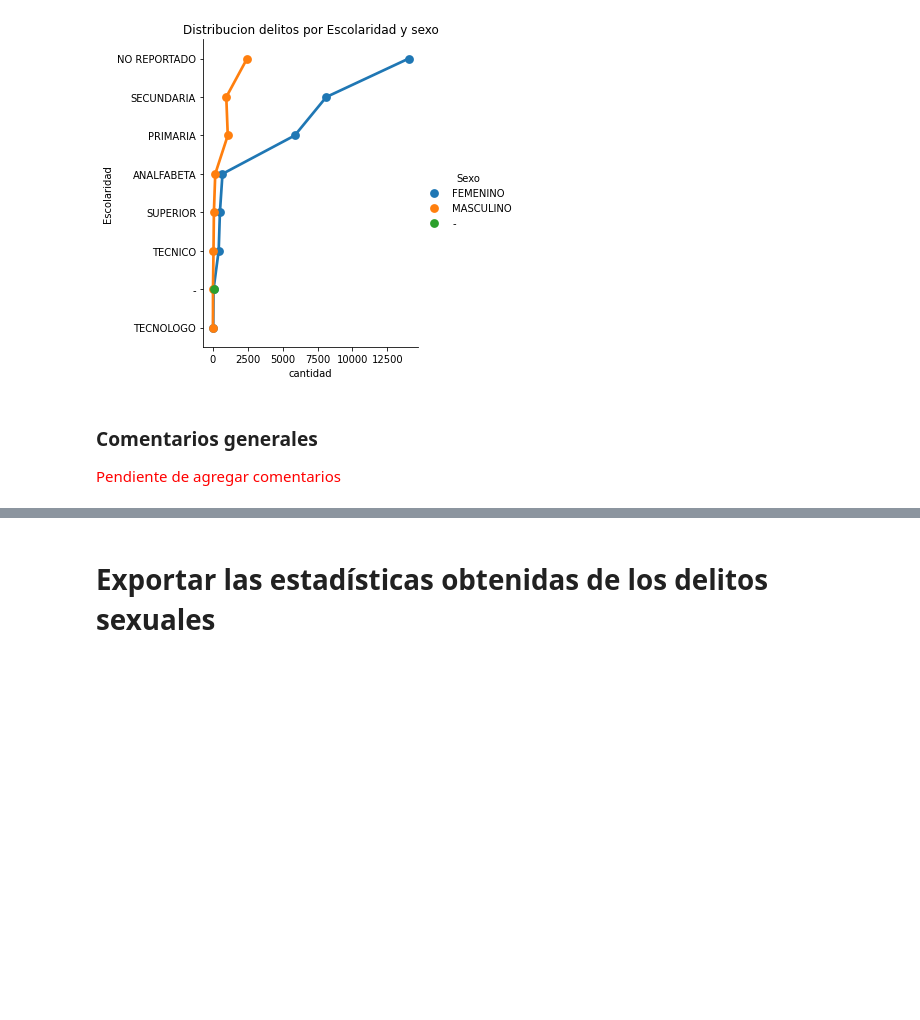
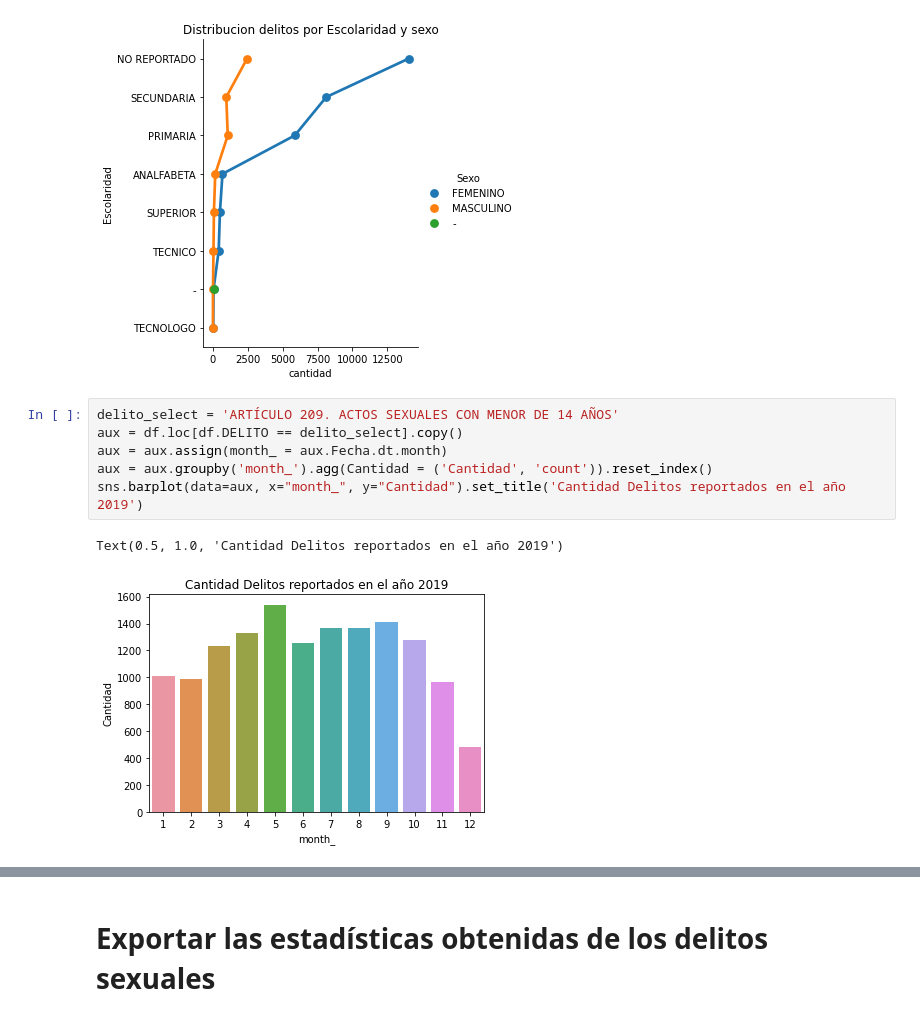
Before and after one commit to jesuarezt/gestion_del_dato, a Jupyter notebook: taller_delitos_sexuales_1/gdd_taller_delitos_sexuales.ipynb, the cells around one changed output, grey strips where cells are left out. Saved outputs shown, nothing was run; the diff lists cells and outputs as text; blank space fills up the shorter version.

Commit message:
taller delitos sexuales 1

```diff
--- a/taller_delitos_sexuales_1/gdd_taller_delitos_sexuales.ipynb
+++ b/taller_delitos_sexuales_1/gdd_taller_delitos_sexuales.ipynb
@@ -117,6 +187,12 @@ factor_plot(y_= 'Escolaridad', x_='Cantidad', hue_='Sexo',
             title_ ='Distribucion delitos por Escolaridad y sexo' )
 # %% [output]
 [figure]
-# %% [markdown]
-### Comentarios generales
-<font color='red'> Pendiente de agregar comentarios</font>
+# %%
+delito_select = 'ARTÍCULO 209. ACTOS SEXUALES CON MENOR DE 14 AÑOS'
+aux = df.loc[df.DELITO == delito_select].copy()
+aux = aux.assign(month_ = aux.Fecha.dt.month)
+aux = aux.groupby('month_').agg(Cantidad = ('Cantidad', 'count')).reset_index()
+sns.barplot(data=aux, x="month_", y="Cantidad").set_title('Cantidad Delitos reportados en el año 2019')
+# %% [output]
+Text(0.5, 1.0, 'Cantidad Delitos reportados en el año 2019')
+[figure, added]
```
Also changed, not shown: parts of 12 cells of this notebook, 4 other files.
